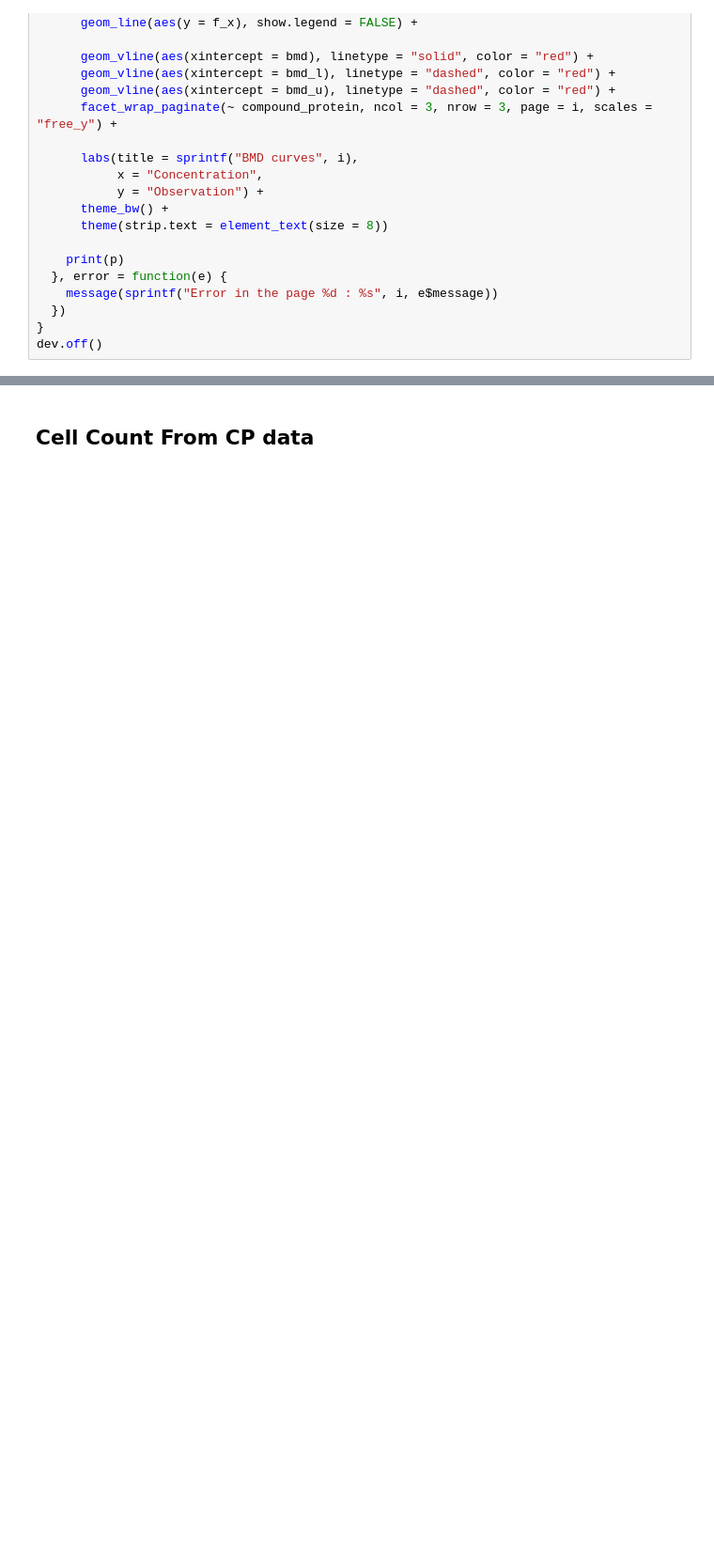
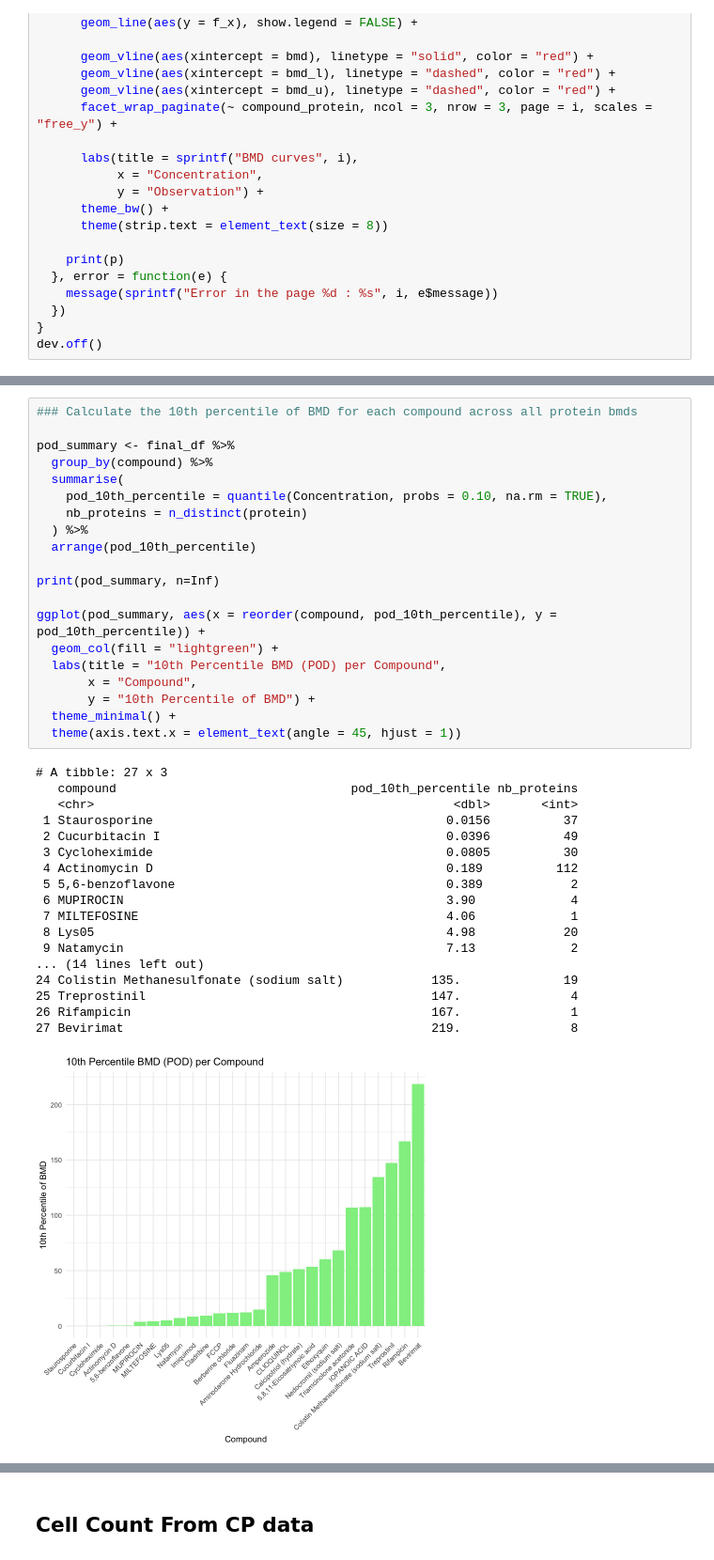
Before and after one commit to broadinstitute/2025_Grigoryan_Proteomics, a Jupyter notebook: 01.dose_response/02_curve_fit.ipynb, the cells around one changed output, grey strips where cells are left out. Shown: that part at 94% size. Cells and saved outputs as stored; diff of their text form; blank space fills up the shorter version.

```diff
--- a/01.dose_response/02_curve_fit.ipynb
+++ b/01.dose_response/02_curve_fit.ipynb
@@ -414 +332,40 @@ print(p)
+# %%
+### Calculate the 10th percentile of BMD for each compound across all protein bmds
+
+pod_summary <- final_df %>%
+  group_by(compound) %>%
+  summarise(
+    pod_10th_percentile = quantile(Concentration, probs = 0.10, na.rm = TRUE),
+    nb_proteins = n_distinct(protein)
+  ) %>%
+  arrange(pod_10th_percentile)
+
+print(pod_summary, n=Inf)
+
+ggplot(pod_summary, aes(x = reorder(compound, pod_10th_percentile), y = pod_10th_percentile)) +
+  geom_col(fill = "lightgreen") +
+  labs(title = "10th Percentile BMD (POD) per Compound",
+       x = "Compound",
+       y = "10th Percentile of BMD") +
+  theme_minimal() +
+  theme(axis.text.x = element_text(angle = 45, hjust = 1))
+# %% [output]
+# A tibble: 27 x 3
+   compound                                pod_10th_percentile nb_proteins
+   <chr>                                                 <dbl>       <int>
+ 1 Staurosporine                                        0.0156          37
+ 2 Cucurbitacin I                                       0.0396          49
+ 3 Cycloheximide                                        0.0805          30
+ 4 Actinomycin D                                        0.189          112
+ 5 5,6-benzoflavone                                     0.389            2
+ 6 MUPIROCIN                                            3.90             4
+ 7 MILTEFOSINE                                          4.06             1
+ 8 Lys05                                                4.98            20
+ 9 Natamycin                                            7.13             2
+... (14 lines left out)
+24 Colistin Methanesulfonate (sodium salt)            135.              19
+25 Treprostinil                                       147.               4
+26 Rifampicin                                         167.               1
+27 Bevirimat                                          219.               8
+[figure, added]
 # %%
```
Also changed, not shown: parts of 27 cells of this notebook, 6 other files.
